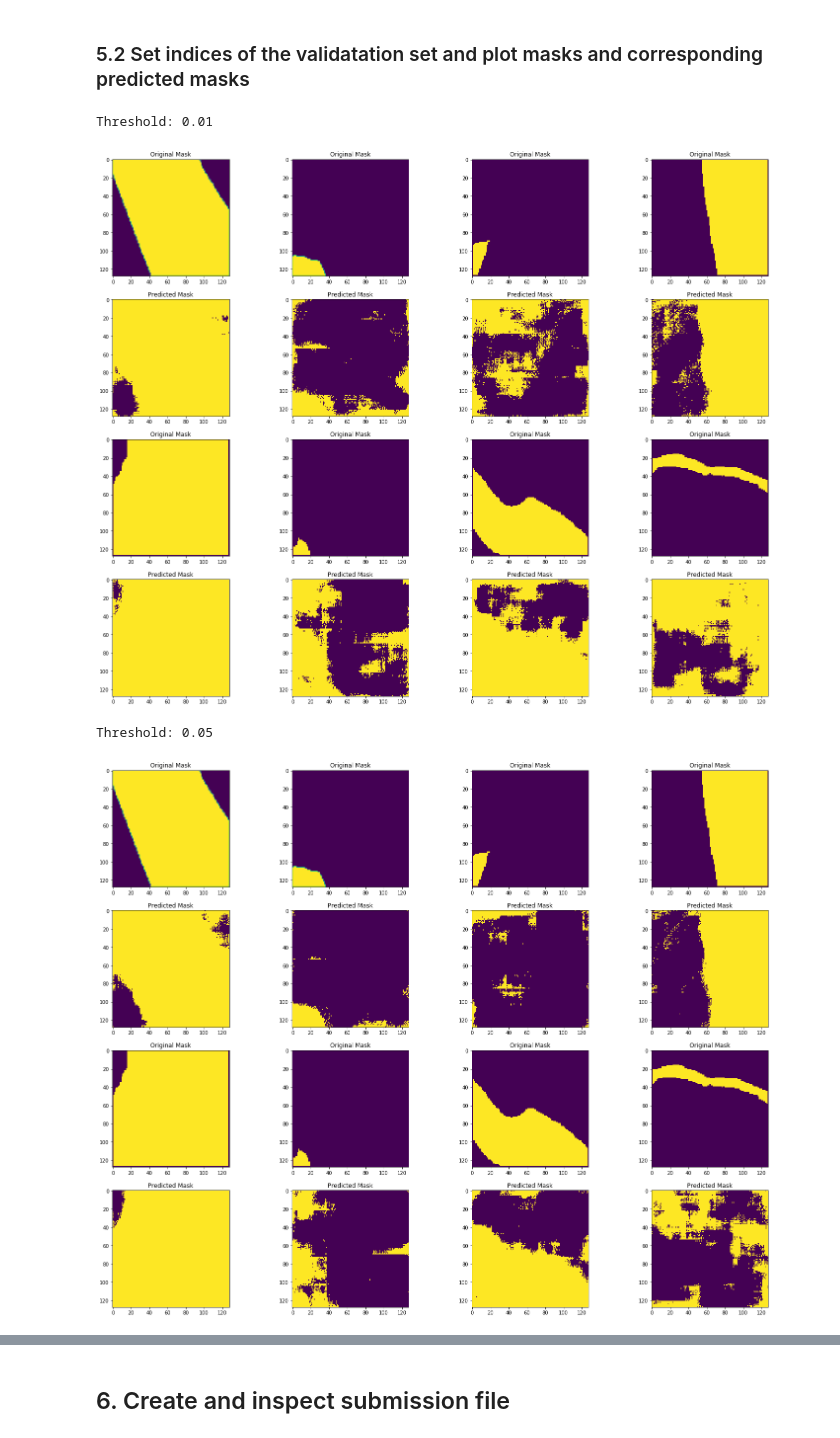
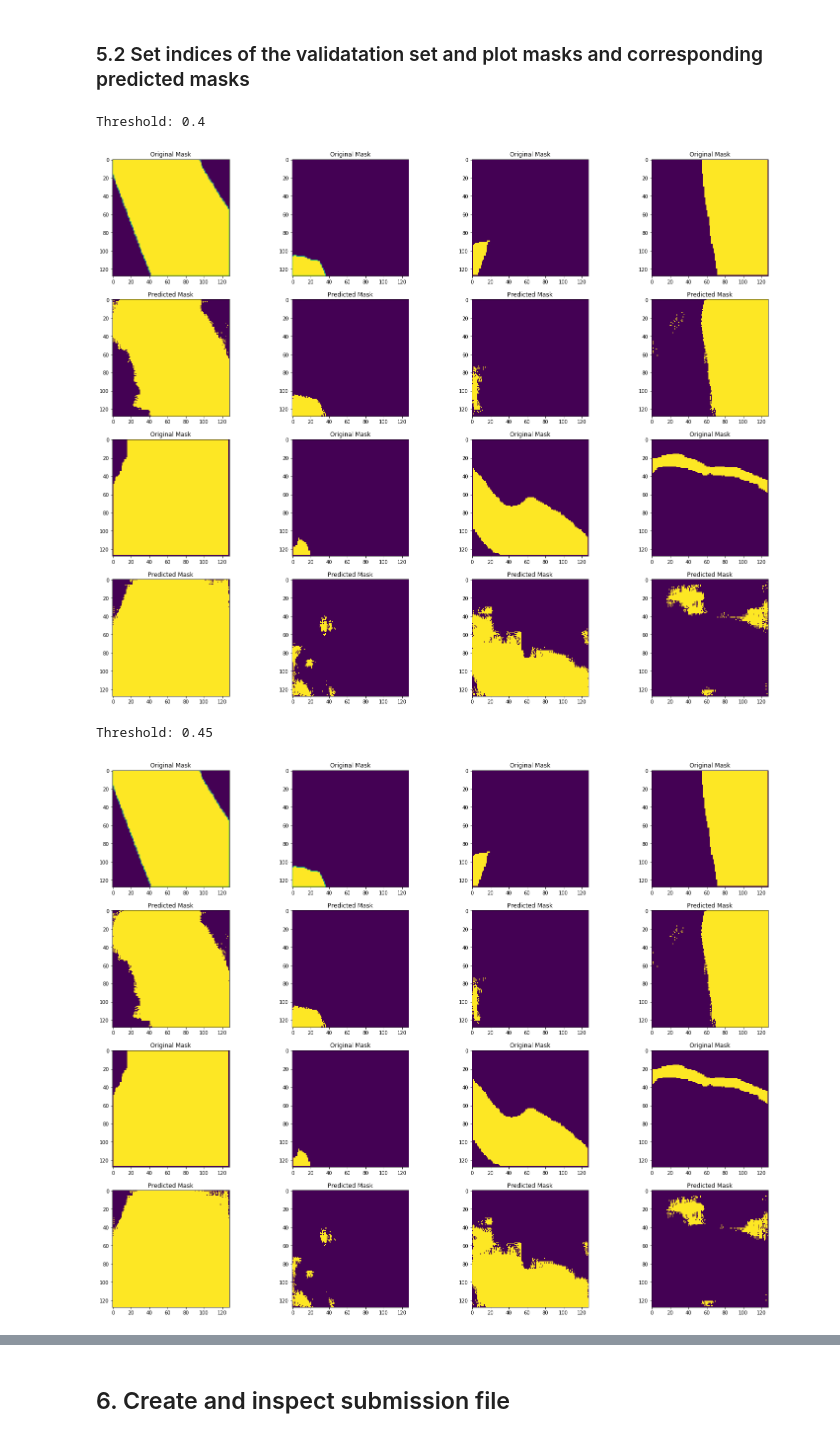
Before and after one commit to itratrahman/machine_learning_projects, a Jupyter notebook: salt_identification_challenge/models/unet.ipynb, the cells around one changed output, grey strips where cells are left out. Drawn from its saved outputs; the diff is of its cells as text; code cells hidden in the pictures.

```diff
--- a/salt_identification_challenge/models/unet.ipynb
+++ b/salt_identification_challenge/models/unet.ipynb
@@ -484,7 +504,8 @@ def create_unet(IMG_HEIGHT, IMG_WIDTH, IMG_CHANNELS,
 def train_unet(max_iter,batch_size,
                X,Y,Y_,cond,loss,train_step,training,
                train_indices, feed_dict_validation,
-               TRAIN_IMG_DIR, IMG_HEIGHT, IMG_WIDTH, IMG_CHANNELS, MAX, model_path):
+               TRAIN_IMG_DIR, IMG_HEIGHT, IMG_WIDTH, IMG_CHANNELS, MAX,
+               model_dir, model_name):
 
     '''
     A function to traini UNET network
@@ -492,23 +513,20 @@ def train_unet(max_iter,batch_size,
 
     # start time
     start_time = time.time()
-
     # create a saver object
     saver = tf.train.Saver(max_to_keep=1)
-
     # lists to store the train loss, validation loss
     train_loss = []
     valid_loss = []
-
     # variables to store the best loss and best iteration
     best_loss = 100
     best_iteration = None
-
     # number of training data
     N = len(train_indices)
-
     # number of complete batches
     num_complete_mini_batches = math.floor(N/batch_size)
+    # path of model saver object
+    model_path = model_dir+model_name
 
     # create a graph session and optimize the network under it
     with tf.Session() as sess:
@@ -689,7 +708,7 @@ learning_rate=0.0001
 # batch size
 batch_size = 200
 # max iteration
-max_iter = 3500
+max_iter = 4500
 
 # create unet
 X,Y,Y_,cond, training,loss,train_step = create_unet(IMG_HEIGHT, IMG_WIDTH, IMG_CHANNELS,
@@ -703,11 +722,11 @@ feed_dict_validation =  {X: image_validation.astype(np.float32), Y: mask_validat
                          training: False, cond: np.array([0,0])}
 
 # train unet
-model_path = model_dir+'my-model'
+model_name = 'my-model'
 saver, train_loss, valid_loss, best_loss, best_iteration = train_unet(max_iter,batch_size,
                                                                       X,Y,Y_,cond, loss,train_step,training,
                                                                       train_indices, feed_dict_validation,
                                                                       TRAIN_IMG_DIR, IMG_HEIGHT, IMG_WIDTH, IMG_CHANNELS,
-                                                                      MAX, model_path)
+                                                                      MAX, model_dir, model_name)
 # %% [output]
 ########################Layers of UNET########################
@@ -747,7 +771,7 @@ plt.savefig(figure_dir + 'model.png', bbox_inches='tight')
 # %%
 with tf.Session() as sess:
     # restore the best model
-    model_path = model_dir+"my-model-"+str(best_iteration)
+    model_path = model_dir+model_name+"-"+str(best_iteration)
     saver.restore(sess, model_path)
     # compute the predicted mask of the validation set
     mask_predicted = sess.run(Y_, feed_dict=feed_dict_validation)
@@ -823,15 +847,16 @@ def plot_masks_and_predicted_masks(mask_validation, mask_predicted, indices,tres
 ### 5.2 Set indices of the validatation set and plot masks and corresponding predicted masks
 # %%
 indices = np.array(list(range(0,8)))
-plot_masks_and_predicted_masks(mask_validation, mask_predicted, indices, 0.01)
-plot_masks_and_predicted_masks(mask_validation, mask_predicted, indices, 0.05)
-plot_masks_and_predicted_masks(mask_validation, mask_predicted, indices, 0.1)
-plot_masks_and_predicted_masks(mask_validation, mask_predicted, indices, 0.3)
 plot_masks_and_predicted_masks(mask_validation, mask_predicted, indices, 0.4)
+plot_masks_and_predicted_masks(mask_validation, mask_predicted, indices, 0.45)
 plot_masks_and_predicted_masks(mask_validation, mask_predicted, indices, 0.5)
+plot_masks_and_predicted_masks(mask_validation, mask_predicted, indices, 0.65)
 plot_masks_and_predicted_masks(mask_validation, mask_predicted, indices, 0.6)
+plot_masks_and_predicted_masks(mask_validation, mask_predicted, indices, 0.65)
+plot_masks_and_predicted_masks(mask_validation, mask_predicted, indices, 0.7)
+plot_masks_and_predicted_masks(mask_validation, mask_predicted, indices, 0.75)
 # %% [output]
-Threshold: 0.01
+Threshold: 0.4
-[figure, old version]
+[figure, new version]
-Threshold: 0.05
+Threshold: 0.45
-[figure, old version]
+[figure, new version]
```
Also changed, not shown: parts of 13 cells of this notebook.
